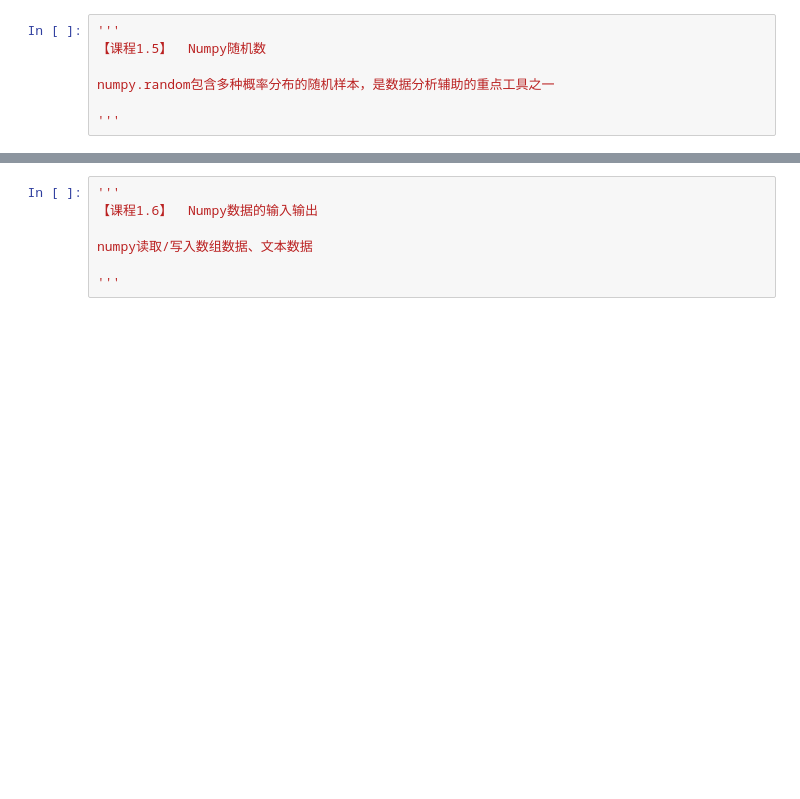
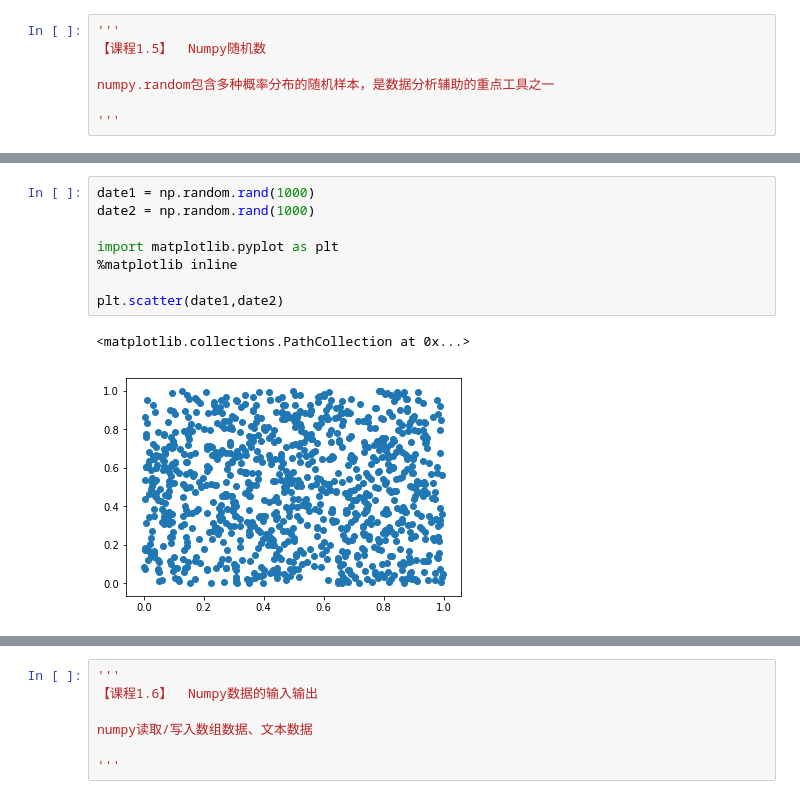
Before and after one commit to Mocha-Pudding/Python-DataAnalysis, a Jupyter notebook: CLASSDATA_Chapter01重点工具：数据解析/CH01科学计算工具：Numpy/【个人笔记】CH01科学计算工具：Numpy.ipynb, the cells around one changed output, grey strips where cells are left out. Cells and saved outputs as stored; diff of their text form; blank space fills up the shorter version.

```diff
--- a/CLASSDATA_Chapter01重点工具：数据解析/CH01科学计算工具：Numpy/【个人笔记】CH01科学计算工具：Numpy.ipynb
+++ b/CLASSDATA_Chapter01重点工具：数据解析/CH01科学计算工具：Numpy/【个人笔记】CH01科学计算工具：Numpy.ipynb
@@ -476,0 +505,11 @@ numpy.random包含多种概率分布的随机样本，是数据分析辅助的
+# %%
+date1 = np.random.rand(1000)
+date2 = np.random.rand(1000)
+
+import matplotlib.pyplot as plt
+%matplotlib inline
+
+plt.scatter(date1,date2)
+# %% [output]
+<matplotlib.collections.PathCollection at 0x...>
+[figure, added]
```
Also changed, not shown: parts of 8 cells of this notebook, 2 other files.
